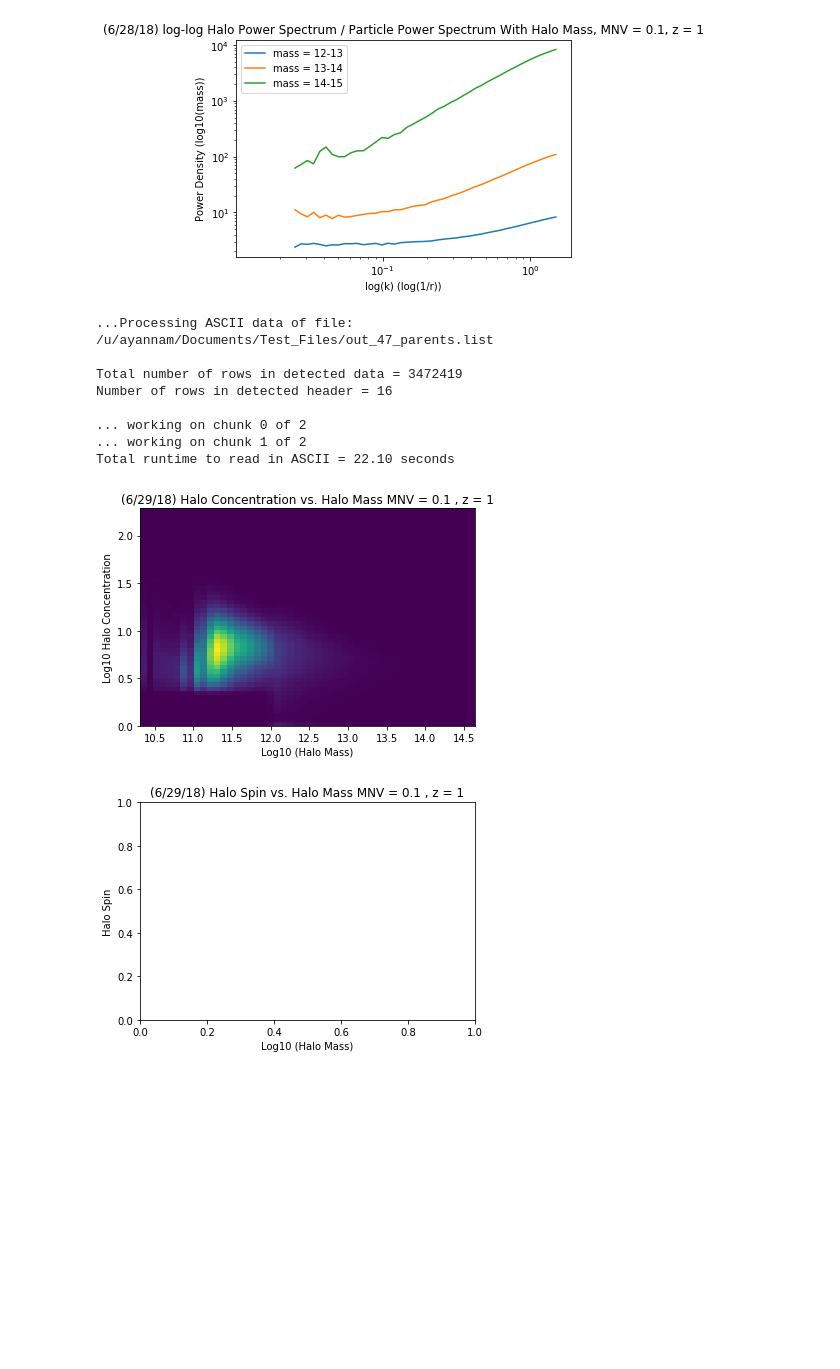
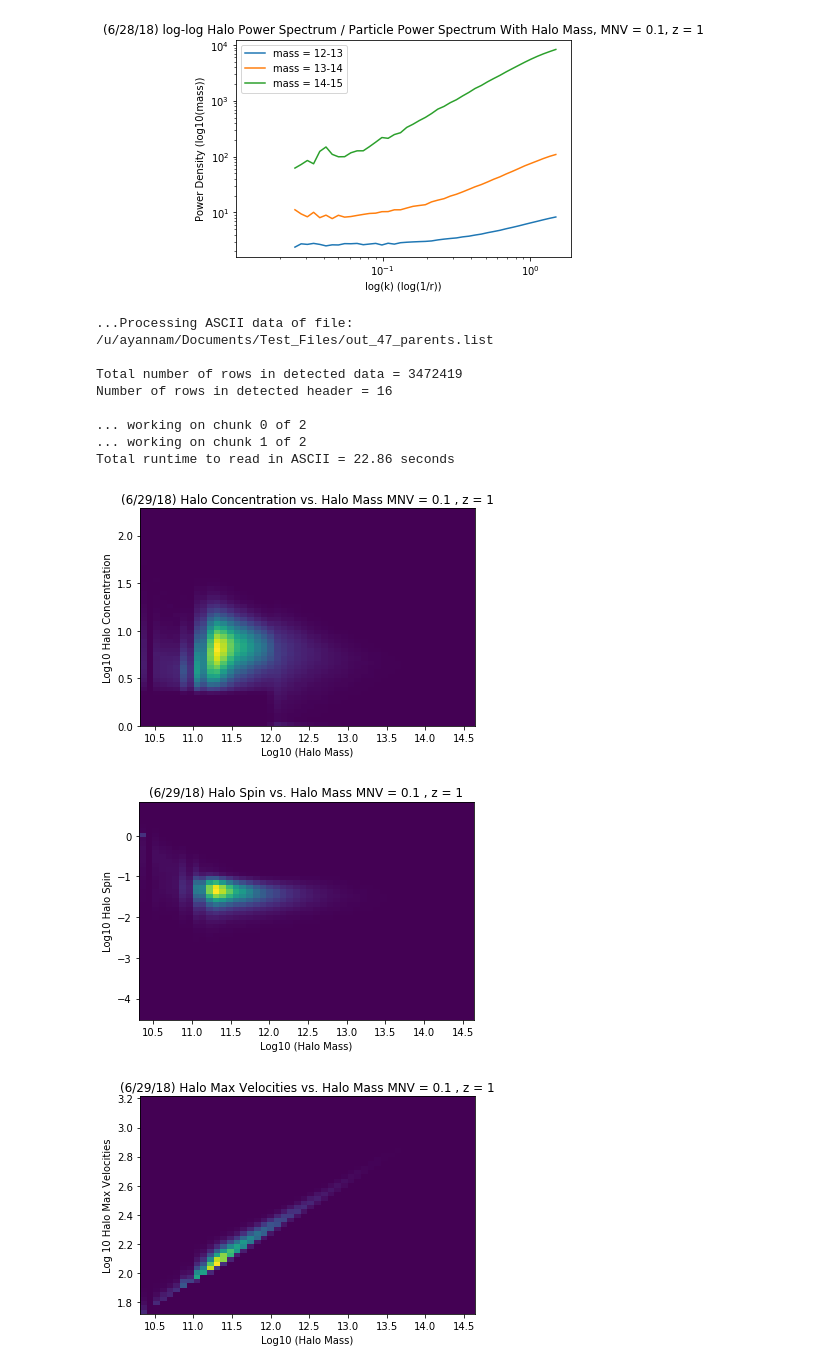
Before and after one commit to may32098/ASTROUSRP_halos_with_neutrinos, a Jupyter notebook: halo_cat_process.ipynb, the cells around one changed output. Saved outputs shown, nothing was run; the diff lists cells and outputs as text; code cells hidden in the pictures; blank space fills up the shorter version.

```diff
--- a/halo_cat_process.ipynb
+++ b/halo_cat_process.ipynb
@@ -33,6 +33,7 @@ headers_tup = tuple(headers_str.split(" "))
 columns_dict ={
 		"halo_id": 	(0, 'i8'),
 		"halo_mvir": 	(2, 'f4'),
+        "halo_vmax":    (3, 'f4'),
 		"halo_rvir":    (5, 'f4'),
         "halo_rs":      (6, 'f4'),
 		"halo_x": 	(8, 'f4'),
@@ -527,13 +528,16 @@ def read_cat(cat_filename):
     halo_pos_arr = np.array([halo_arr["halo_x"], halo_arr["halo_y"], halo_arr["halo_z"]]).T #array of arrays containing the x, y, z positions of the halo
     halo_mass_arr = np.log10(halo_arr["halo_mvir"]) # array of log base 10 of the halo masses
     halo_c_arr = np.log10(np.array(halo_arr["halo_rvir"]) / np.array(halo_arr["halo_rs"])) # array of halo concentrations
-    halo_spin_arr = np.log10(halo_arr["halo_spin"])
+    halo_spin_arr = np.array(halo_arr["halo_spin"])
+    halo_spin_arr = np.where(halo_spin_arr != 0, np.log10(halo_spin_arr), 0)
+    halo_vmax_arr = np.log10(halo_arr["halo_vmax"])
     halo_PID_arr = np.array(halo_arr["PID"])
-    return halo_pos_arr, halo_mass_arr, halo_c_arr, halo_spin_arr, halo_PID_arr
+
+    return halo_pos_arr, halo_mass_arr, halo_c_arr, halo_spin_arr, halo_vmax_arr, halo_PID_arr
 
 def plot_assembly(cat_filename):
 
-    mass_arr, halo_c_arr, halo_spin_arr, PID_arr = read_cat(cat_filename)[1:] # mass and PID of all the halos
+    mass_arr, halo_c_arr, halo_spin_arr, halo_vmax_arr, PID_arr = read_cat(cat_filename)[1:] # mass and PID of all the halos
 
     parents_mask = PID_arr == -1 # boolean array with True for parent halos and False for subhalos
     subhalo_mask = PID_arr != -1 # boolean array with True for subhalos and False for parent halos
@@ -541,35 +545,45 @@ def plot_assembly(cat_filename):
     mass_parents = mass_arr[parents_mask]
     c_parents = halo_c_arr[parents_mask]
     spin_parents = halo_spin_arr[parents_mask]
+    vmax_parents = halo_vmax_arr[parents_mask]
 
     plt.hist2d(mass_parents, c_parents, bins = (50, 50))
     #plt.plot(mass_arr[subhalo_mask], halo_c_arr[subhalo_mask], label = "Sub Halos")
 
     plt.title("(6/29/18) Halo Concentration vs. Halo Mass MNV = 0.1 , z = 1")
     plt.xlabel("Log10 (Halo Mass)")
     plt.ylabel("Log10 Halo Concentration")
     plt.show()
 
-    #plt.hist2d(mass_parents, spin_parents, bins = (50, 50))
+    plt.hist2d(mass_parents, spin_parents, bins = (50, 50))
     #plt.plot(mass_arr[subhalo_mask], halo_c_arr[subhalo_mask], label = "Sub Halos")
 
     plt.title("(6/29/18) Halo Spin vs. Halo Mass MNV = 0.1 , z = 1")
     plt.xlabel("Log10 (Halo Mass)")
-    plt.ylabel("Halo Spin")
+    plt.ylabel("Log10 Halo Spin")
+    plt.show()
+
+    plt.hist2d(mass_parents, vmax_parents, bins = (50, 50))
+    #plt.plot(mass_arr[subhalo_mask], halo_c_arr[subhalo_mask], label = "Sub Halos")
+
+    plt.title("(6/29/18) Halo Max Velocities vs. Halo Mass MNV = 0.1 , z = 1")
+    plt.xlabel("Log10 (Halo Mass)")
+    plt.ylabel("Log 10 Halo Max Velocities")
     plt.show()
 
 
 
 plot_assembly("/u/ayannam/Documents/Test_Files/out_47_parents.list")
 # %% [output]
 ...Processing ASCII data of file:
 /u/ayannam/Documents/Test_Files/out_47_parents.list
 
 Total number of rows in detected data = 3472419
 Number of rows in detected header = 16
 
 ... working on chunk 0 of 2
 ... working on chunk 1 of 2
-Total runtime to read in ASCII = 22.10 seconds
+Total runtime to read in ASCII = 22.86 seconds
 [figure]
-[figure, old version]
+[figure, new version]
+[figure, added]
```
